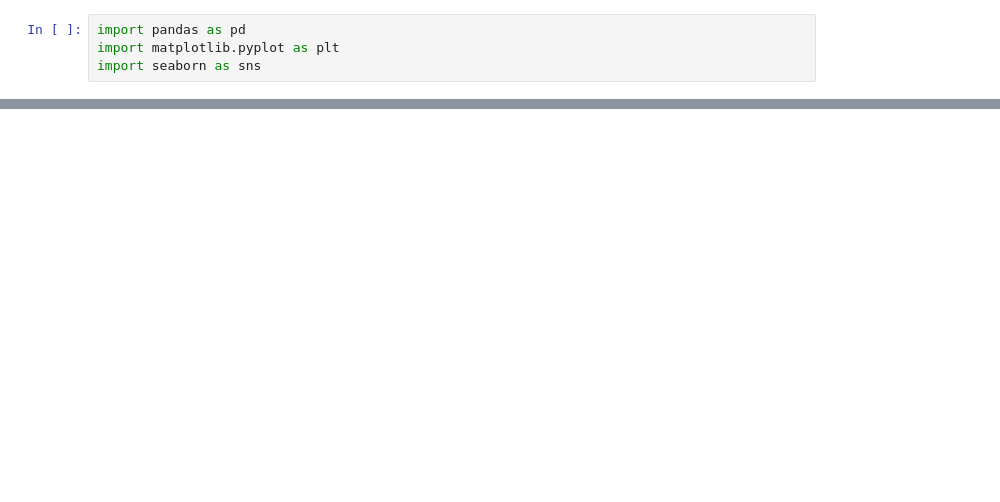
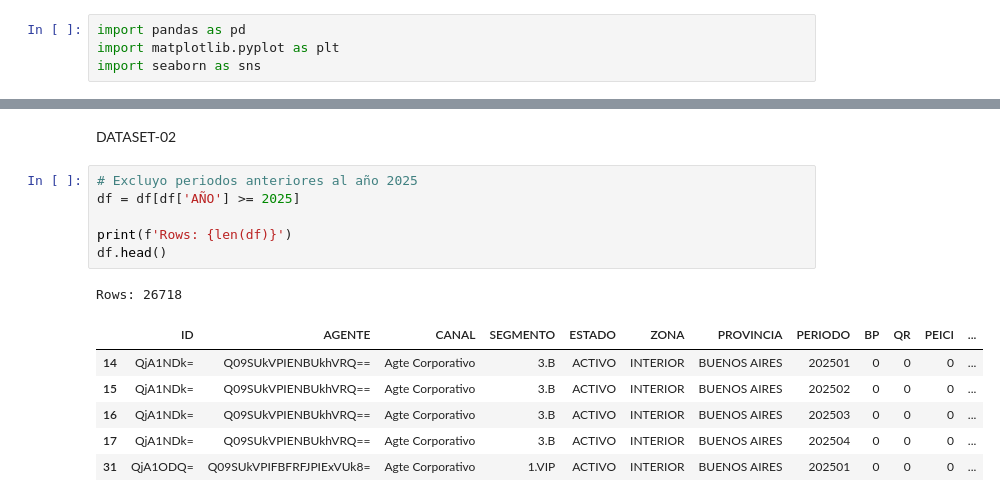
Before and after one commit to prieto-daniel/Data-Science-I, a Jupyter notebook: Entregables/datasets_prieto_03.ipynb, the cells around one changed output, grey strips where cells are left out. Drawn from its saved outputs; the diff is of its cells as text; blank space fills up the shorter version.

```diff
--- a/Entregables/datasets_prieto_03.ipynb
+++ b/Entregables/datasets_prieto_03.ipynb
@@ -45,0 +150,16 @@ plt.show()
+# %% [markdown]
+DATASET-02
+# %%
+# Excluyo periodos anteriores al año 2025
+df = df[df['AÑO'] >= 2025]
+
+print(f'Rows: {len(df)}')
+df.head()
+# %% [output]
+Rows: 26718
+|  | ID | AGENTE | CANAL | SEGMENTO | ESTADO | ZONA | PROVINCIA | PERIODO | BP | QR | PEICI | ... |
+| 14 | QjA1NDk= | Q09SUkVPIENBUkhVRQ== | Agte Corporativo | 3.B | ACTIVO | INTERIOR | BUENOS AIRES | 202501 | 0 | 0 | 0 | ... |
+| 15 | QjA1NDk= | Q09SUkVPIENBUkhVRQ== | Agte Corporativo | 3.B | ACTIVO | INTERIOR | BUENOS AIRES | 202502 | 0 | 0 | 0 | ... |
+| 16 | QjA1NDk= | Q09SUkVPIENBUkhVRQ== | Agte Corporativo | 3.B | ACTIVO | INTERIOR | BUENOS AIRES | 202503 | 0 | 0 | 0 | ... |
+| 17 | QjA1NDk= | Q09SUkVPIENBUkhVRQ== | Agte Corporativo | 3.B | ACTIVO | INTERIOR | BUENOS AIRES | 202504 | 0 | 0 | 0 | ... |
+| 31 | QjA1ODQ= | Q09SUkVPIFBFRFJPIExVUk8= | Agte Corporativo | 1.VIP | ACTIVO | INTERIOR | BUENOS AIRES | 202501 | 0 | 0 | 0 | ... |
```
Also changed, not shown: parts of 14 cells of this notebook.
